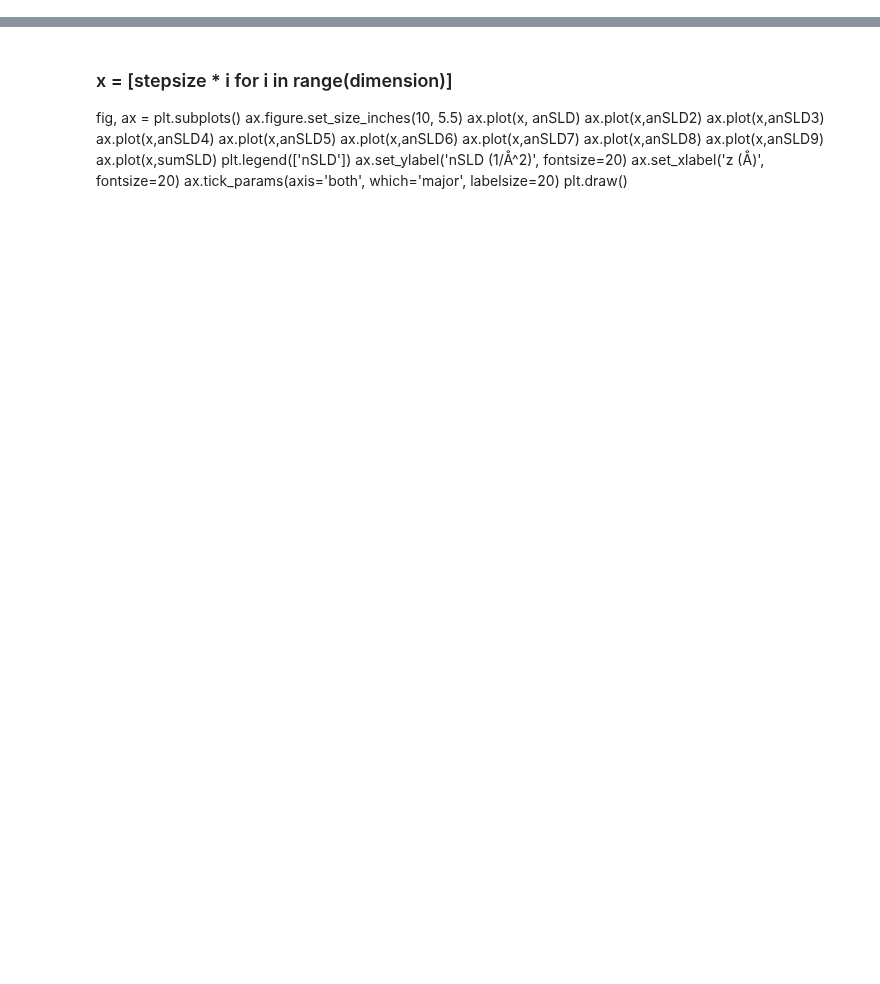
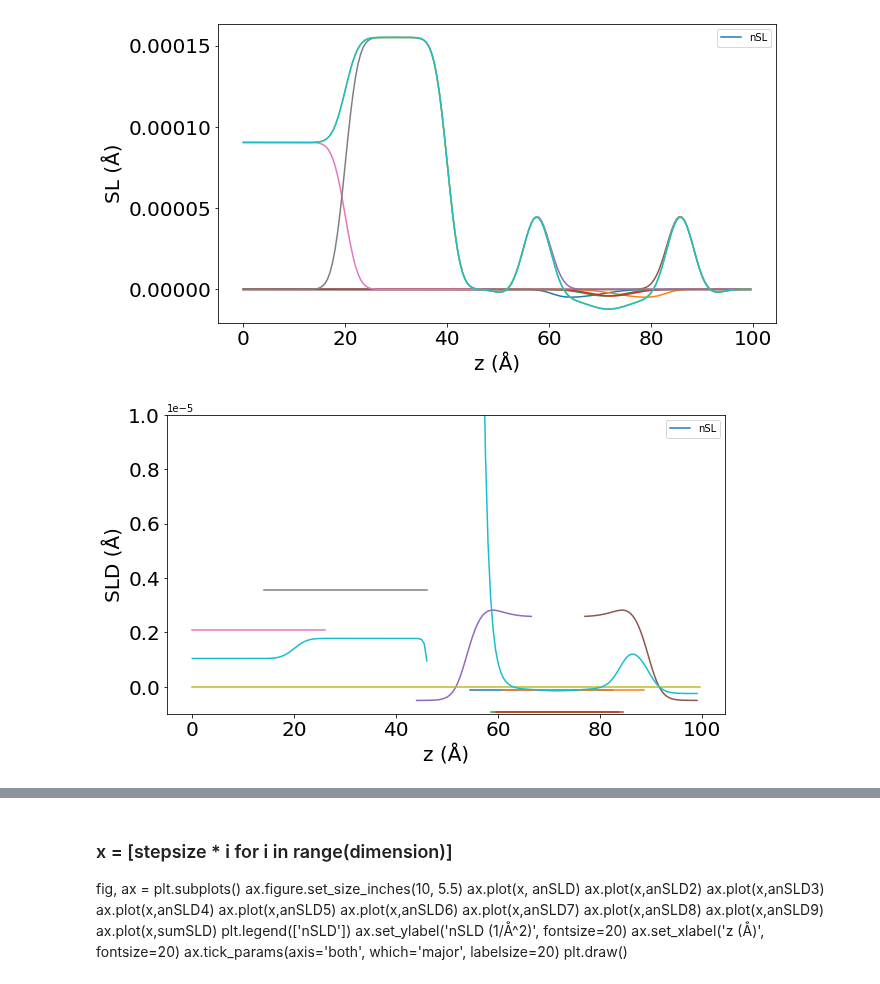
Before and after one commit to reflectometry/molgroups, a Jupyter notebook: Reflectometry/ssBLM/ssblm_test.ipynb, the cells around one changed output, grey strips where cells are left out. Drawn from its saved outputs; the diff is of its cells as text; code cells hidden in the pictures; blank space fills up the shorter version.

```diff
--- a/Reflectometry/ssBLM/ssblm_test.ipynb
+++ b/Reflectometry/ssBLM/ssblm_test.ipynb
@@ -99,15 +94,15 @@ IndentationError: unexpected indent (<ipython-input-4-1fc4b398eed7>, line 29)
 # %%
-dd9, aArea9, anSL9 = tBLM_quaternary_1.fnWriteProfile(aArea9, anSL9, dimension, stepsize, maxarea) #problem with tBLM
-dd, aArea, anSL = tBLM_quaternary_1.lipid1.fnWriteProfile(aArea, anSL, dimension, stepsize, dd9)
-dd2, aArea2, anSL2 = tBLM_quaternary_1.lipid2.fnWriteProfile(aArea2, anSL2, dimension, stepsize, dd9)
-dd3, aArea3, anSL3 = tBLM_quaternary_1.methyl1.fnWriteProfile(aArea3, anSL3, dimension, stepsize, dd9)
-dd4, aArea4, anSL4 = tBLM_quaternary_1.methyl2.fnWriteProfile(aArea4, anSL4, dimension, stepsize,dd9)
-dd5, aArea5, anSL5 = tBLM_quaternary_1.headgroup1.fnWriteProfile(aArea5, anSL5, dimension, stepsize, dd9) #issue with headgroup1
-dd6, aArea6, anSL6 = tBLM_quaternary_1.headgroup2.fnWriteProfile(aArea6, anSL6, dimension, stepsize, dd9)
-dd7, aArea7, anSL7 = tBLM_quaternary_1.substrate.fnWriteProfile(aArea7, anSL7, dimension, stepsize, dd9)
-dd8, aArea8, anSL8 = tBLM_quaternary_1.bME.fnWriteProfile(aArea8, anSL8, dimension, stepsize, dd9)
-dd10, aArea10, anSL10 = tBLM_quaternary_1.tether.fnWriteProfile(aArea10, anSL10, dimension, stepsize, dd9)
-dd11, aArea11, anSL11 = tBLM_quaternary_1.tetherg.fnWriteProfile(aArea11, anSL11, dimension, stepsize, dd9)
+dd9, aArea9, anSL9 = ssBLM_quaternary_1.fnWriteProfile(aArea9, anSL9, dimension, stepsize, maxarea) #problem with ssBLM
+dd, aArea, anSL = ssBLM_quaternary_1.lipid1.fnWriteProfile(aArea, anSL, dimension, stepsize, dd9)
+dd2, aArea2, anSL2 = ssBLM_quaternary_1.lipid2.fnWriteProfile(aArea2, anSL2, dimension, stepsize, dd9)
+dd3, aArea3, anSL3 = ssBLM_quaternary_1.methyl1.fnWriteProfile(aArea3, anSL3, dimension, stepsize, dd9)
+dd4, aArea4, anSL4 = ssBLM_quaternary_1.methyl2.fnWriteProfile(aArea4, anSL4, dimension, stepsize,dd9)
+dd5, aArea5, anSL5 = ssBLM_quaternary_1.headgroup1.fnWriteProfile(aArea5, anSL5, dimension, stepsize, dd9) #issue with headgroup1
+dd6, aArea6, anSL6 = ssBLM_quaternary_1.headgroup2.fnWriteProfile(aArea6, anSL6, dimension, stepsize, dd9)
+dd7, aArea7, anSL7 = ssBLM_quaternary_1.substrate.fnWriteProfile(aArea7, anSL7, dimension, stepsize, dd9)
+dd8, aArea8, anSL8 = ssBLM_quaternary_1.siox.fnWriteProfile(aArea8, anSL8, dimension, stepsize, dd9)
+#dd10, aArea10, anSL10 = ssBLM_quaternary_1.substrate.fnWriteProfile(aArea10, anSL10, dimension, stepsize, dd9)
+#dd11, aArea11, anSL11 = ssBLM_quaternary_1.tetherg.fnWriteProfile(aArea11, anSL11, dimension, stepsize, dd9)
 #sumArea = aArea + aArea2 + aArea3 + aArea4 + aArea5 + aArea6 + aArea7 + aArea8 #
 
 
@@ -127,14 +122,14 @@ anSLD5 = np.array(anSL5) / (np.array(aArea5) * stepsize)
 anSLD6 = np.array(anSL6) / (np.array(aArea6) * stepsize)
 anSLD7 = np.array(anSL7) / (np.array(aArea7) * stepsize)
 anSLD8 = np.array(anSL8) / (np.array(aArea8) * stepsize)
-anSLD10 = np.array(anSL10) / (np.array(aArea10) * stepsize)
-anSLD11 = np.array(anSL11) / (np.array(aArea11) * stepsize)
+#anSLD10 = np.array(anSL10) / (np.array(aArea10) * stepsize)
+#anSLD11 = np.array(anSL11) / (np.array(aArea11) * stepsize)
 
 
 
 
-sumArea = np.array(aArea) + np.array(aArea2) + np.array(aArea3) + np.array(aArea4) + np.array(aArea6) + np.array(aArea7) + np.array(aArea8)  + np.array(aArea10) + np.array(aArea11)
-sumSL= np.array(anSL) + np.array(anSL2) + np.array(anSL3) + np.array(anSL4) + np.array(anSL5) + np.array(anSL6)+ np.array(anSL7) + np.array(anSL8) + np.array(anSL10)  + np.array(anSL11)
+sumArea = np.array(aArea) + np.array(aArea2) + np.array(aArea3) + np.array(aArea4) + np.array(aArea6) + np.array(aArea7) + np.array(aArea8)  + np.array(aArea10)
+sumSL= np.array(anSL) + np.array(anSL2) + np.array(anSL3) + np.array(anSL4) + np.array(anSL5) + np.array(anSL6)+ np.array(anSL7) + np.array(anSL8) + np.array(anSL10)
 sumSLD = sumSL / sumArea
 print(sumSLD)
 
@@ -170,37 +193,40 @@ ax.plot(x,anSL6)
 ax.plot(x,anSL7)
 ax.plot(x,anSL8)
 ax.plot(x,anSL9)
-ax.plot(x,anSL10)
-ax.plot(x,anSL11)
+#ax.plot(x,anSL10)
+#ax.plot(x,anSL11)
 ax.plot(x,sumSL)
 plt.legend(['nSL'])
 ax.set_ylabel('SL (Å)', fontsize=20)
 ax.set_xlabel('z (Å)', fontsize=20)
 ax.tick_params(axis='both', which='major', labelsize=20)
 #plt.xlim([0, 200])
 plt.show()
 
 
 fig, ax = plt.subplots()
 ax.figure.set_size_inches(10, 5.5)
 ax.plot(x, anSLD)
 ax.plot(x,anSLD2)
 ax.plot(x,anSLD3)
 ax.plot(x,anSLD4)
 ax.plot(x,anSLD5)
 ax.plot(x,anSLD6)
 ax.plot(x,anSLD7)
 ax.plot(x,anSLD8)
 ax.plot(x,anSLD9)
-ax.plot(x,anSLD10)
-ax.plot(x,anSLD11)
+#ax.plot(x,anSLD10)
+#ax.plot(x,anSLD11)
 ax.plot(x,sumSLD)
 plt.legend(['nSL'])
 ax.set_ylabel('SLD (Å)', fontsize=20)
 ax.set_xlabel('z (Å)', fontsize=20)
 ax.tick_params(axis='both', which='major', labelsize=20)
 plt.ylim([-1E-06, 1E-05])
 plt.show()
+# %% [output]
+[figure, added]
+[figure, added]
 # %%
 x = [stepsize * i for i in range(dimension)]
 fig, ax = plt.subplots()
```
Also changed, not shown: parts of 8 cells of this notebook, 5 other files.
